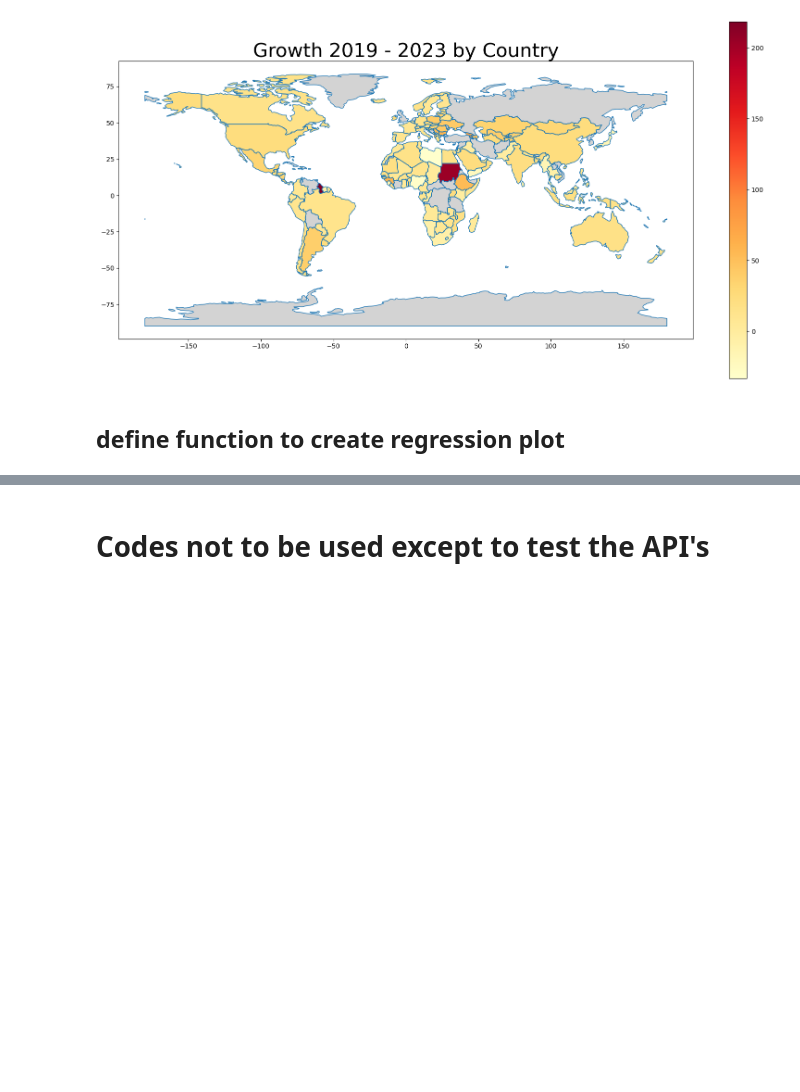
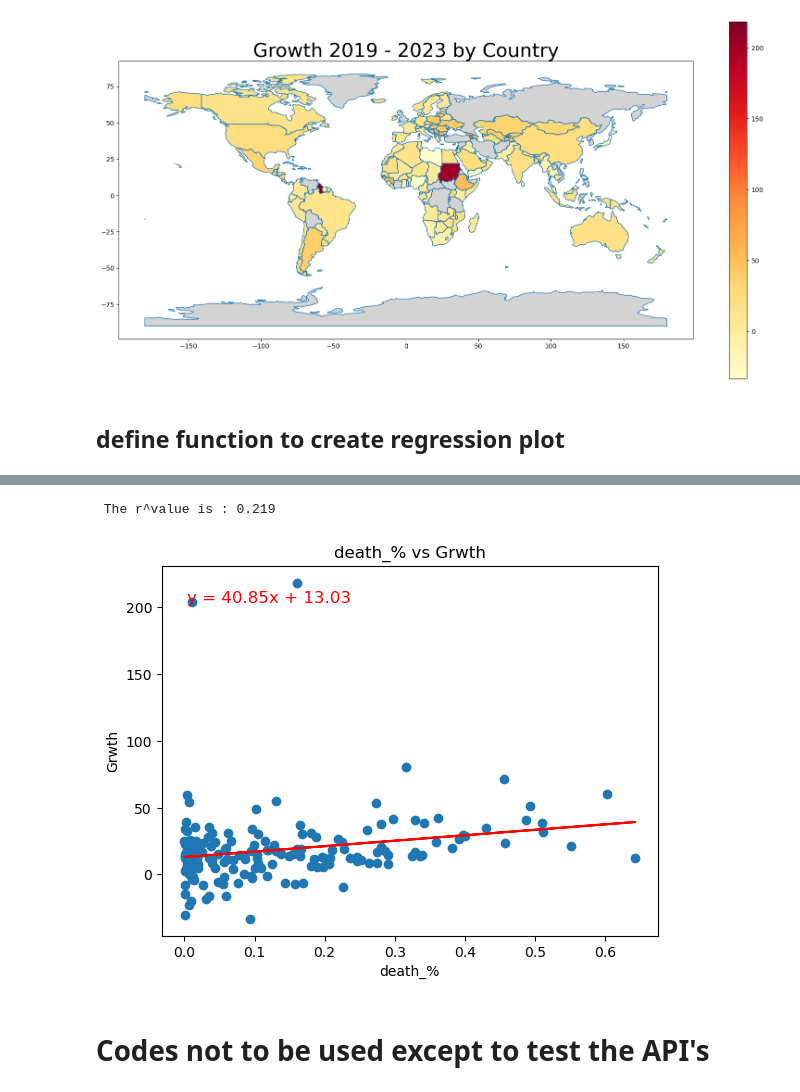
Before and after one commit to nazimben25/project1_group2, a Jupyter notebook: q4_death_vs_vaccination.ipynb, the cells around one changed output, grey strips where cells are left out. Saved outputs shown, nothing was run; the diff lists cells and outputs as text; code cells hidden in the pictures; blank space fills up the shorter version.

```diff
--- a/q4_death_vs_vaccination.ipynb
+++ b/q4_death_vs_vaccination.ipynb
@@ -776,3 +771,10 @@ plt.show()
+# %%
+# Build scatter plot for death vs Growth
+
+regression_plot(data1,'death_%', 'Grwth')
+# %% [output]
+ The r^value is : 0.219
+[figure, added]
 # %% [markdown]
 # Codes not to be used except to test the API's
 # %%
```
Also changed, not shown: parts of 11 cells of this notebook, 7 other files.
